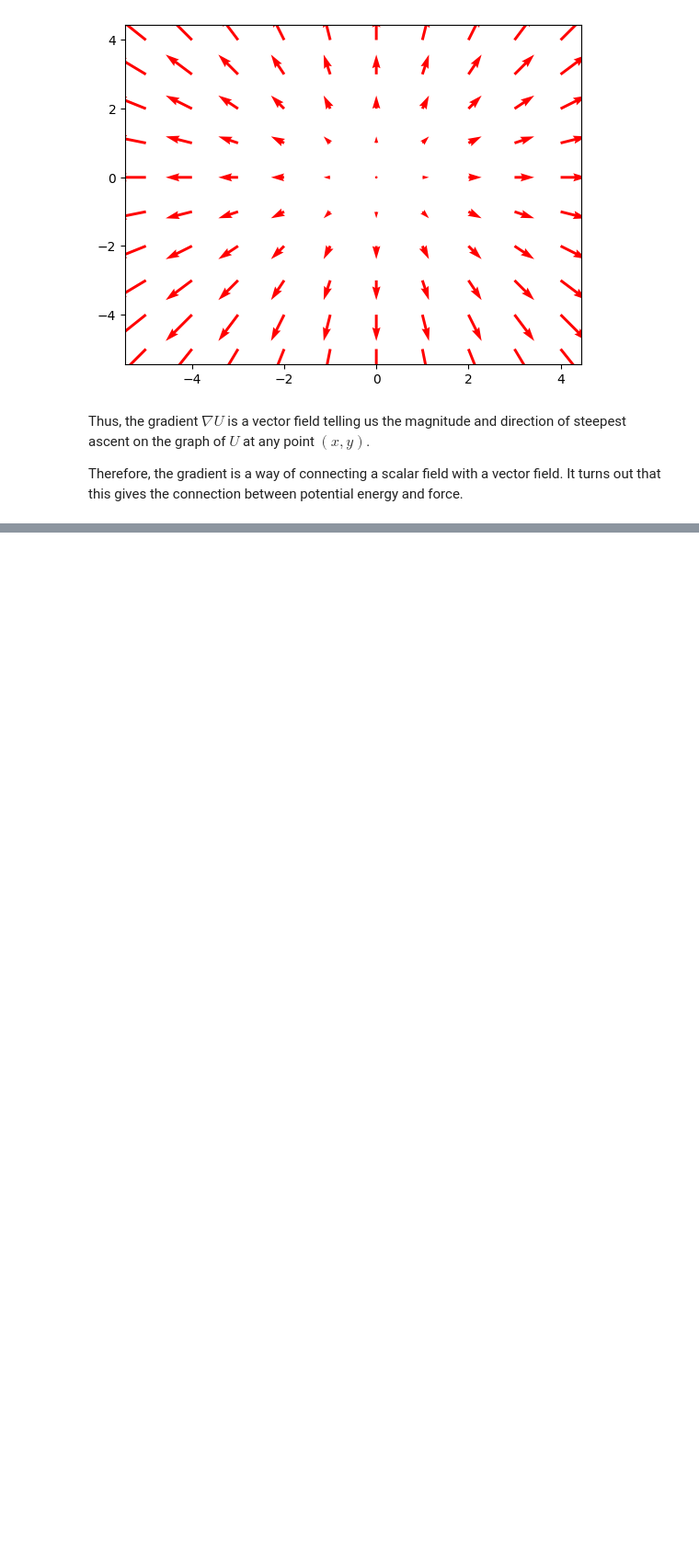
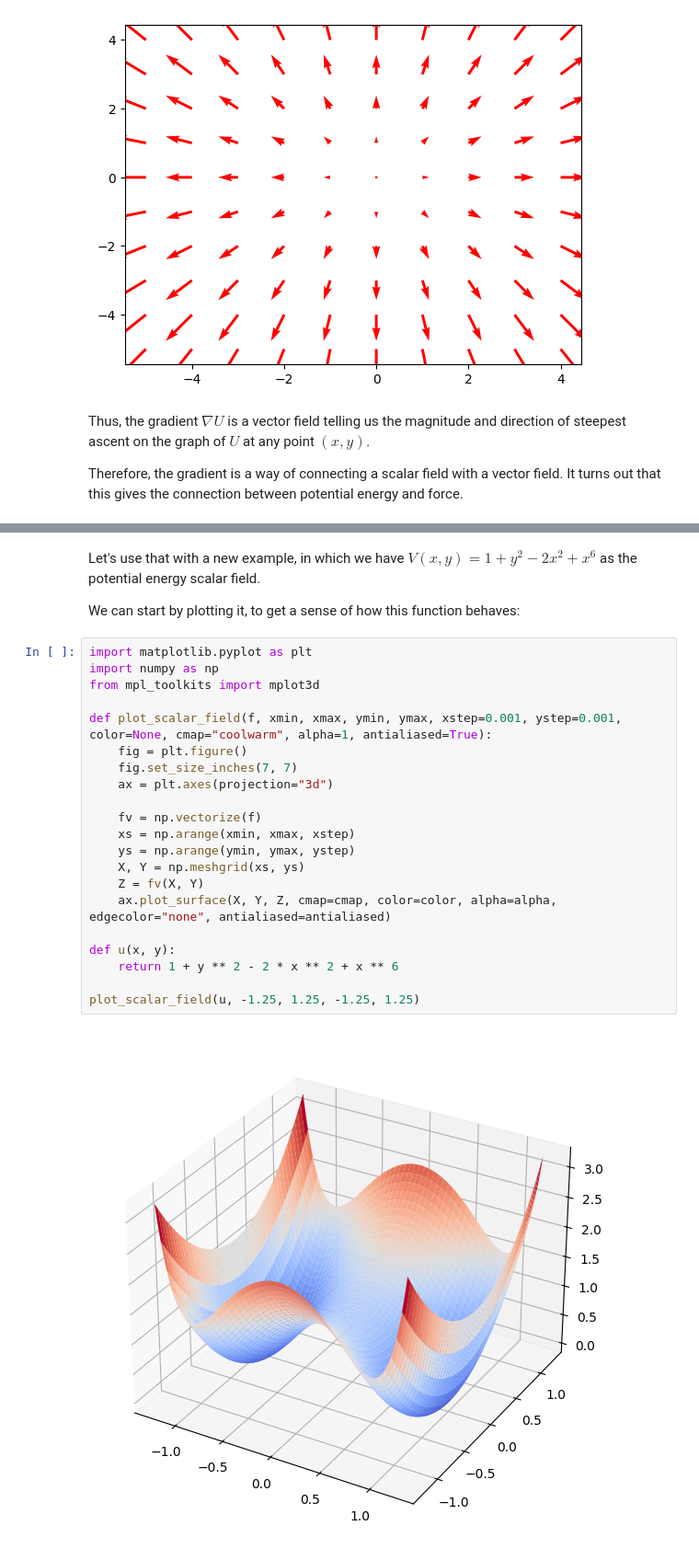
Before and after one commit to sergiofgonzalez/python-workbench, a Jupyter notebook: part_2-math/01_math-concepts/10_simulating-force-fields/10_simulating-force-fields.ipynb, the cells around one changed output, grey strips where cells are left out. Shown at 92% size. Cells and saved outputs as stored; diff of their text form; blank space fills up the shorter version.

```diff
--- a/part_2-math/01_math-concepts/10_simulating-force-fields/10_simulating-force-fields.ipynb
+++ b/part_2-math/01_math-concepts/10_simulating-force-fields/10_simulating-force-fields.ipynb
@@ -1093,0 +1110,27 @@ Therefore, the gradient is a way of connecting a scalar field with a vector fiel
+# %% [markdown]
+Let's use that with a new example, in which we have $ V(x, y) = 1 + y^2 - 2x^2 + x^6 $ as the potential energy scalar field.
+
+We can start by plotting it, to get a sense of how this function behaves:
+# %%
+import matplotlib.pyplot as plt
+import numpy as np
+from mpl_toolkits import mplot3d
+
+def plot_scalar_field(f, xmin, xmax, ymin, ymax, xstep=0.001, ystep=0.001, color=None, cmap="coolwarm", alpha=1, antialiased=True):
+    fig = plt.figure()
+    fig.set_size_inches(7, 7)
+    ax = plt.axes(projection="3d")
+
+    fv = np.vectorize(f)
+    xs = np.arange(xmin, xmax, xstep)
+    ys = np.arange(ymin, ymax, ystep)
+    X, Y = np.meshgrid(xs, ys)
+    Z = fv(X, Y)
+    ax.plot_surface(X, Y, Z, cmap=cmap, color=color, alpha=alpha, edgecolor="none", antialiased=antialiased)
+
+def u(x, y):
+    return 1 + y ** 2 - 2 * x ** 2 + x ** 6
+
+plot_scalar_field(u, -1.25, 1.25, -1.25, 1.25)
+# %% [output]
+[figure, added]
```
Also changed, not shown: parts of 25 cells of this notebook, 16 other files.
